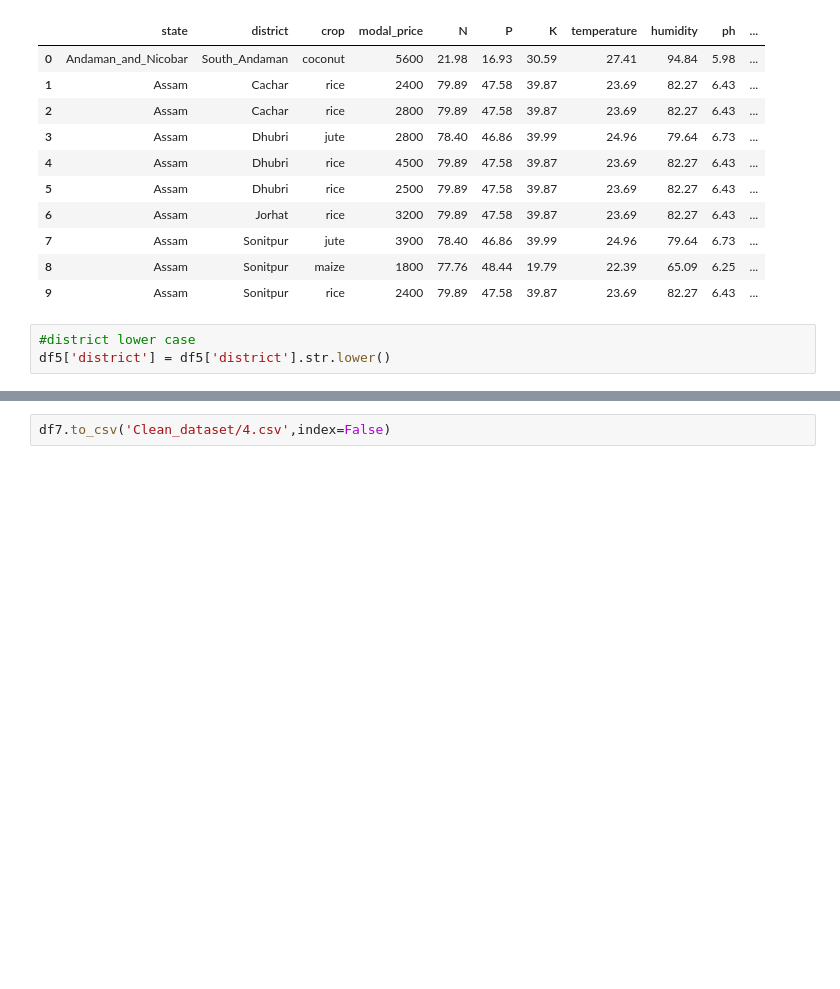
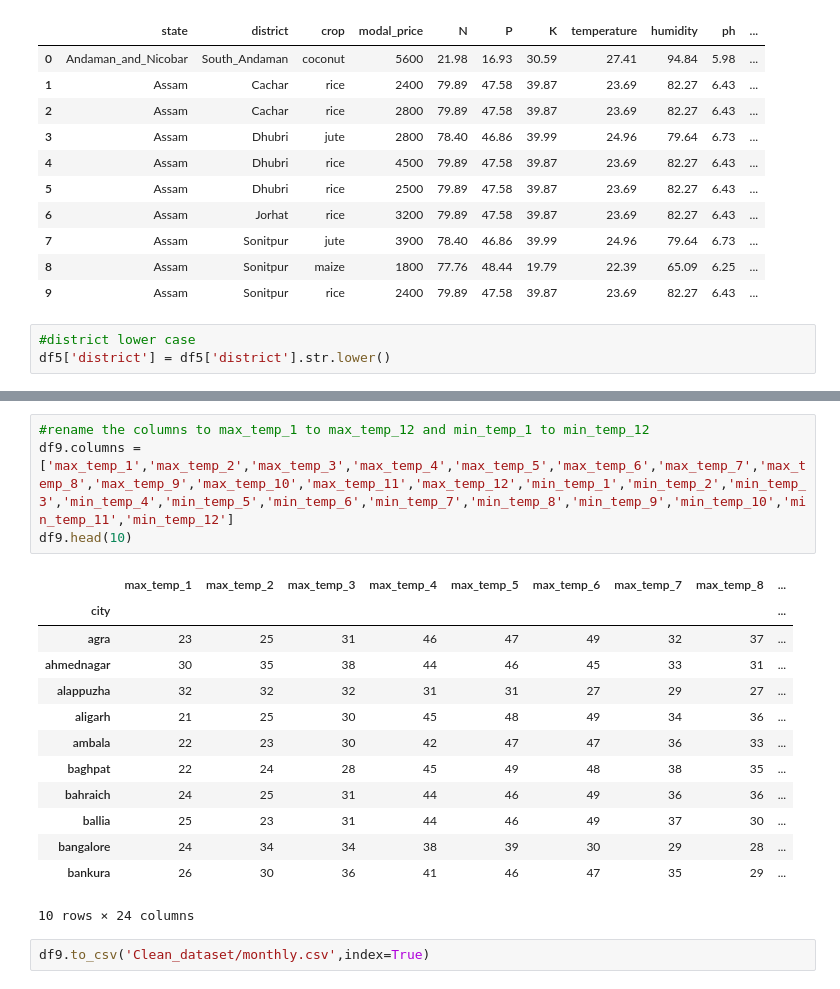
Before and after one commit to piyush-mk/TRINIT_ExeAI_ML, a Jupyter notebook: preprocess.ipynb, the cells around one changed output, grey strips where cells are left out. Drawn from its saved outputs; the diff is of its cells as text; blank space fills up the shorter version.

```diff
--- a/preprocess.ipynb
+++ b/preprocess.ipynb
@@ -413,2 +470,20 @@ KeyError: Index(['district'], dtype='object')
+# %%
+#rename the columns to max_temp_1 to max_temp_12 and min_temp_1 to min_temp_12
+df9.columns = ['max_temp_1','max_temp_2','max_temp_3','max_temp_4','max_temp_5','max_temp_6','max_temp_7','max_temp_8','max_temp_9','max_temp_10','max_temp_11','max_temp_12','min_temp_1','min_temp_2','min_temp_3','min_temp_4','min_temp_5','min_temp_6','min_temp_7','min_temp_8','min_temp_9','min_temp_10','min_temp_11','min_temp_12']
+df9.head(10)
+# %% [output]
+|  | max_temp_1 | max_temp_2 | max_temp_3 | max_temp_4 | max_temp_5 | max_temp_6 | max_temp_7 | max_temp_8 | ... |
+| city |  |  |  |  |  |  |  |  | ... |
+| agra | 23 | 25 | 31 | 46 | 47 | 49 | 32 | 37 | ... |
+| ahmednagar | 30 | 35 | 38 | 44 | 46 | 45 | 33 | 31 | ... |
+| alappuzha | 32 | 32 | 32 | 31 | 31 | 27 | 29 | 27 | ... |
+| aligarh | 21 | 25 | 30 | 45 | 48 | 49 | 34 | 36 | ... |
+| ambala | 22 | 23 | 30 | 42 | 47 | 47 | 36 | 33 | ... |
+| baghpat | 22 | 24 | 28 | 45 | 49 | 48 | 38 | 35 | ... |
+| bahraich | 24 | 25 | 31 | 44 | 46 | 49 | 36 | 36 | ... |
+| ballia | 25 | 23 | 31 | 44 | 46 | 49 | 37 | 30 | ... |
+| bangalore | 24 | 34 | 34 | 38 | 39 | 30 | 29 | 28 | ... |
+| bankura | 26 | 30 | 36 | 41 | 46 | 47 | 35 | 29 | ... |
+10 rows × 24 columns
 # %%
-df7.to_csv('Clean_dataset/4.csv',index=False)
+df9.to_csv('Clean_dataset/monthly.csv',index=True)
```
Also changed, not shown: parts of 13 cells of this notebook, 3 other files.
